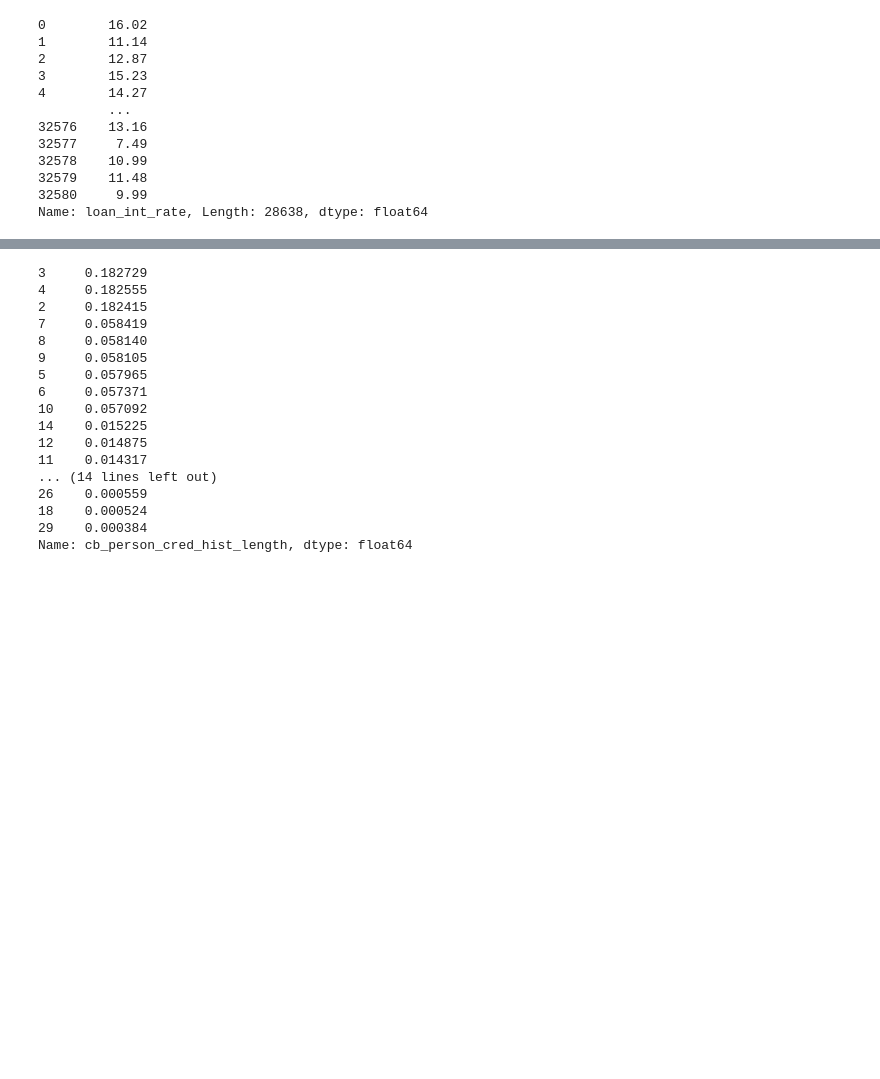
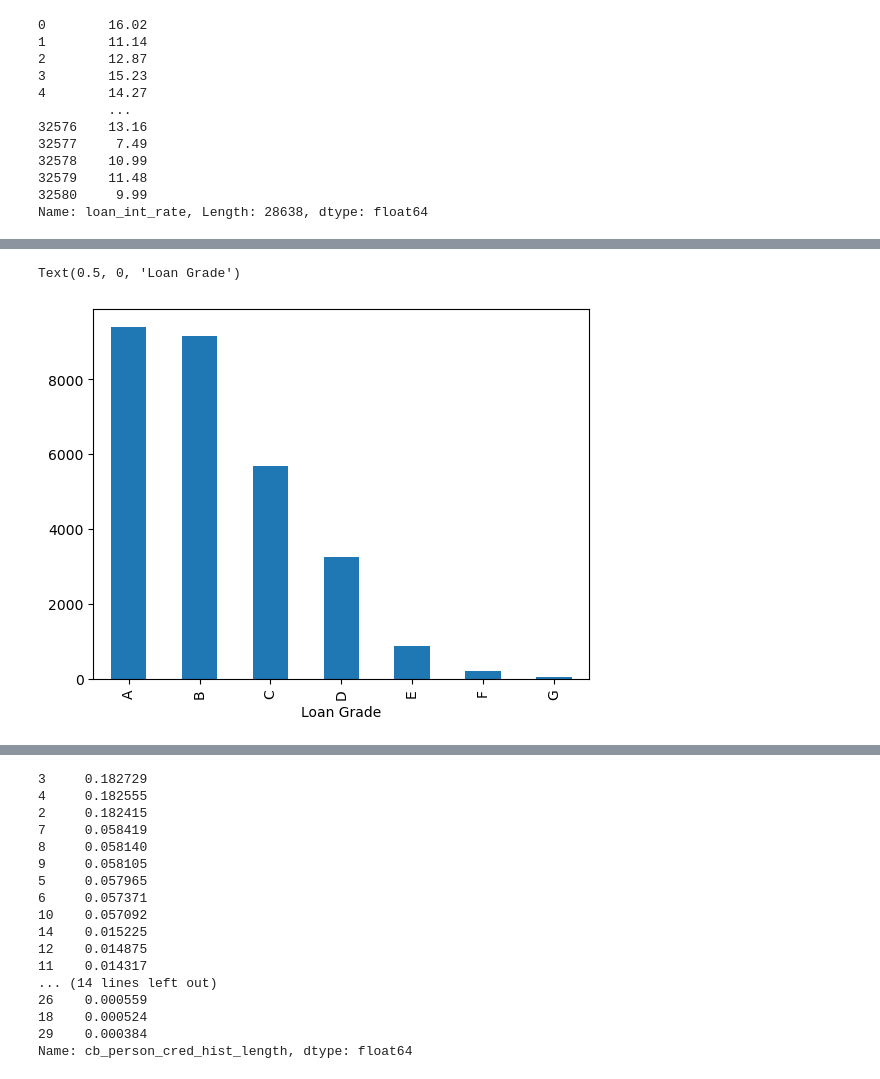
Before and after one commit to CarlosGG18/Credit-Risk-Analysis, a Jupyter notebook: Cleaning_EDA.ipynb, the cells around one changed output, grey strips where cells are left out. Drawn from its saved outputs; the diff is of its cells as text; code cells hidden in the pictures; blank space fills up the shorter version.

```diff
--- a/Cleaning_EDA.ipynb
+++ b/Cleaning_EDA.ipynb
@@ -203,0 +204,9 @@ Text(0.5, 1.0, 'Distribution of Individual with Loans')
+# %%
+loans= df['loan_grade'].value_counts()
+loans.plot(kind='bar')
+plt.xlabel('Loan Grade')
+# plt.ylabel('Count')
+# plt.title('Distribution of Individual with Loans')
+# %% [output]
+Text(0.5, 0, 'Loan Grade')
+[figure, added]
```
Also changed, not shown: parts of 14 cells of this notebook.
